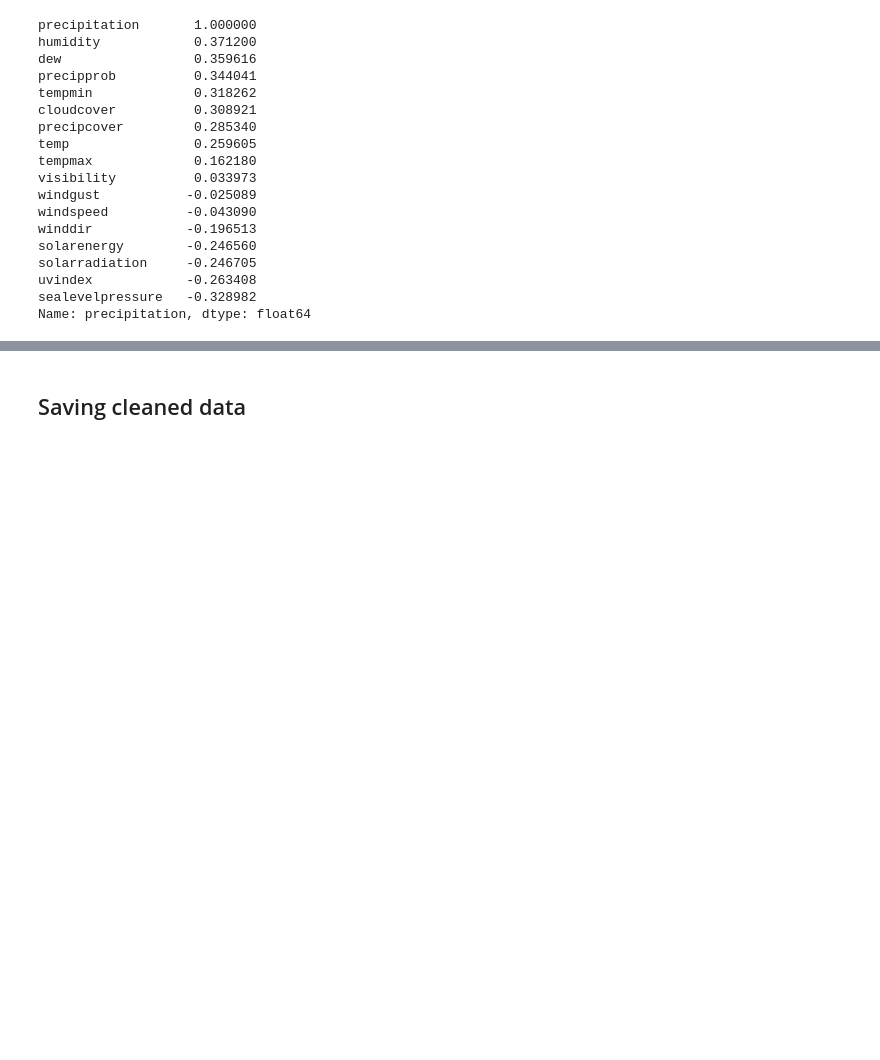
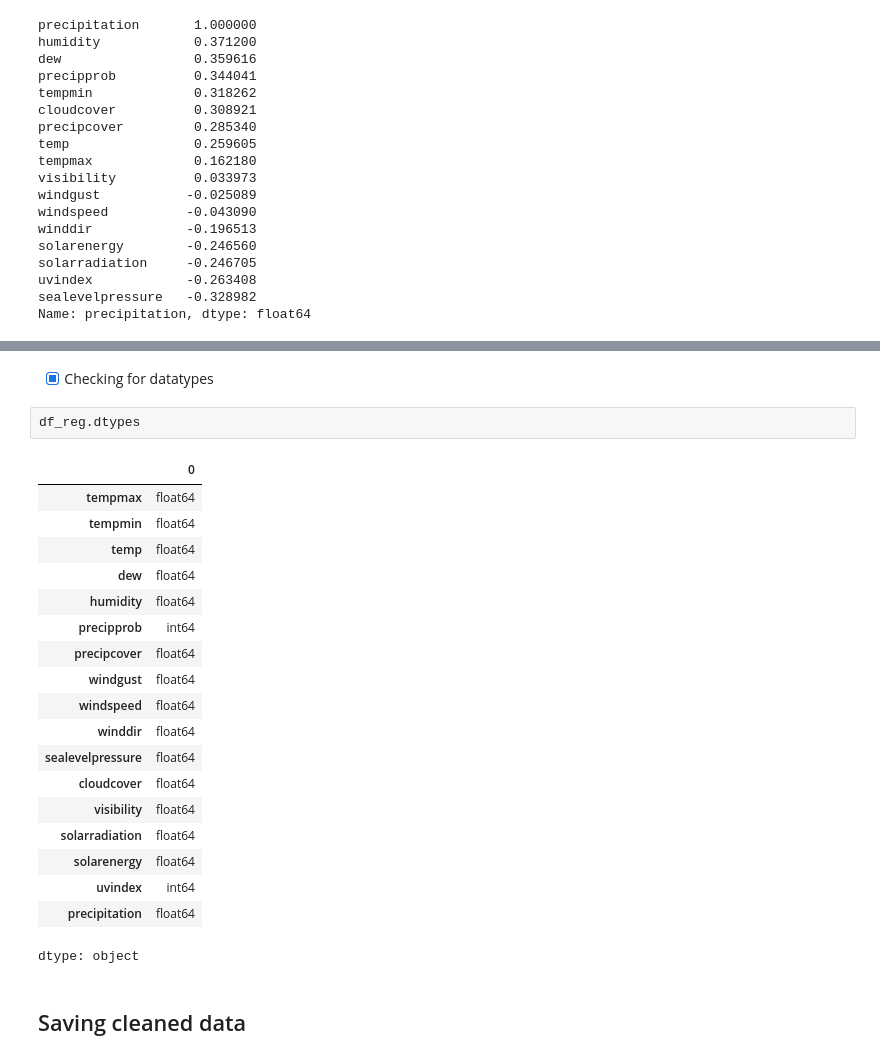
Before and after one commit to samTime101/AI-regression, a Jupyter notebook: 2511198_SamipRegmi_Regression.ipynb, the cells around one changed output, grey strips where cells are left out. Cells and saved outputs as stored; diff of their text form; blank space fills up the shorter version.

```diff
--- a/2511198_SamipRegmi_Regression.ipynb
+++ b/2511198_SamipRegmi_Regression.ipynb
@@ -136,3 +160,27 @@ Name: precipitation, dtype: float64
+# %% [markdown]
+- [x] Checking for datatypes
+# %%
+df_reg.dtypes
+# %% [output]
+|  | 0 |
+| tempmax | float64 |
+| tempmin | float64 |
+| temp | float64 |
+| dew | float64 |
+| humidity | float64 |
+| precipprob | int64 |
+| precipcover | float64 |
+| windgust | float64 |
+| windspeed | float64 |
+| winddir | float64 |
+| sealevelpressure | float64 |
+| cloudcover | float64 |
+| visibility | float64 |
+| solarradiation | float64 |
+| solarenergy | float64 |
+| uvindex | int64 |
+| precipitation | float64 |
+dtype: object
 # %% [markdown]
 ## Saving cleaned data
 # %%
```
Also changed, not shown: parts of 4 cells of this notebook.
